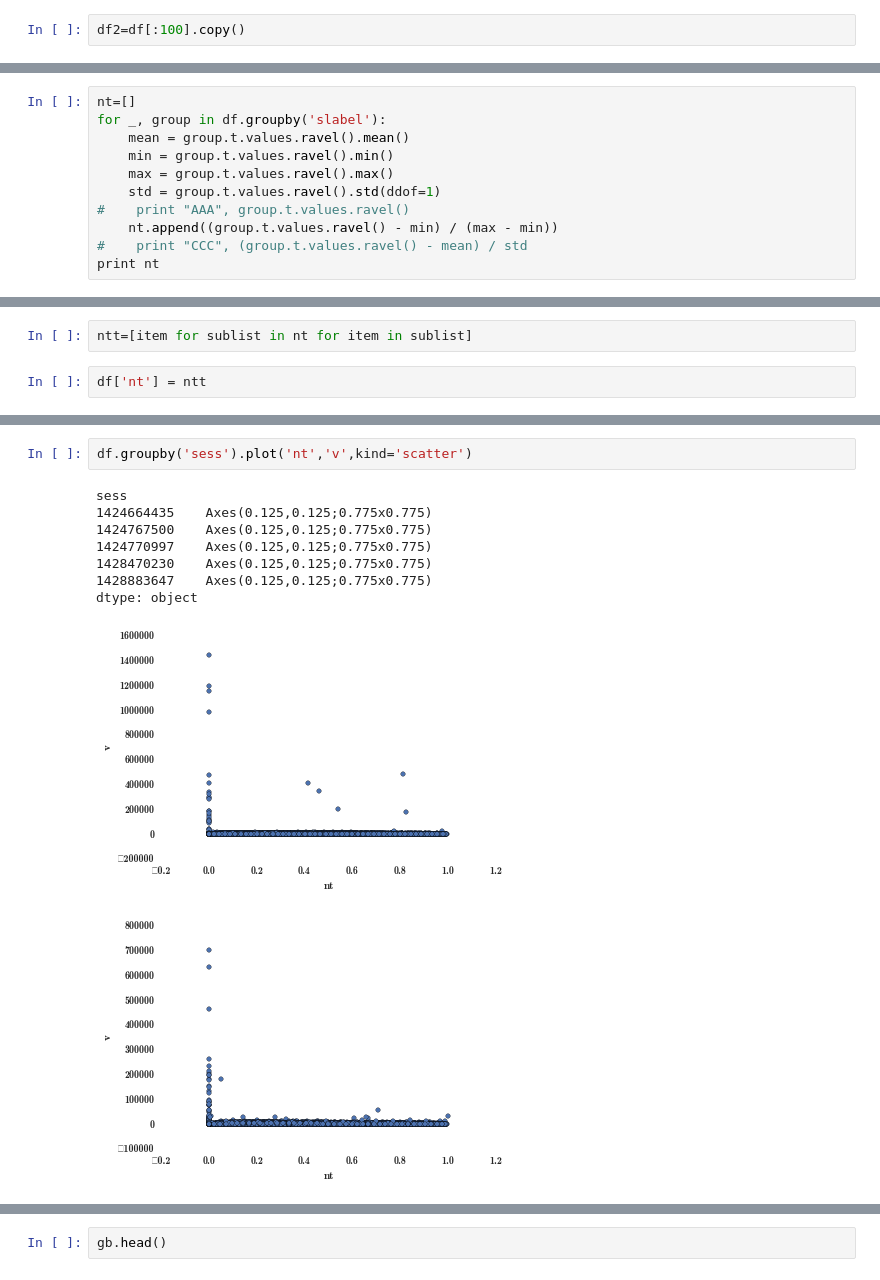
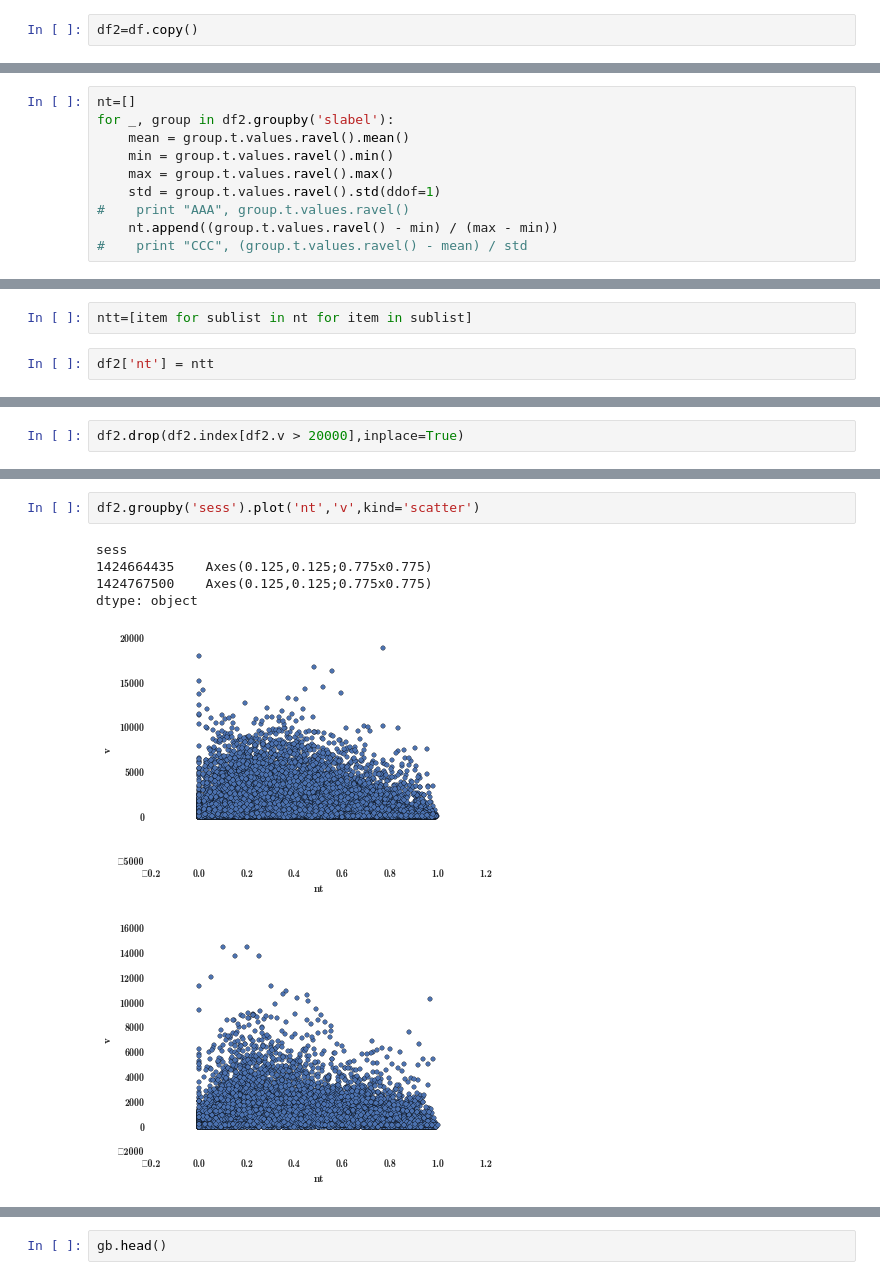
Before and after one commit to andrwat/DA, a Jupyter notebook: notebooks/Final Project.ipynb, the cells around one changed output, grey strips where cells are left out. Cells and saved outputs as stored; diff of their text form.

```diff
--- a/notebooks/Final Project.ipynb
+++ b/notebooks/Final Project.ipynb
@@ -171,5 +173,5 @@ dtype: int64
 # %%
-df2=df[:100].copy()
+df2=df.copy()
 # %%
 type(df2)
 # %% [output]
@@ -193,7 +206,7 @@ def normalize(group):
     return group.applymap(lambda x: (x - mean)/std)
 # %%
 nt=[]
-for _, group in df.groupby('slabel'):
+for _, group in df2.groupby('slabel'):
     mean = group.t.values.ravel().mean()
     min = group.t.values.ravel().min()
     max = group.t.values.ravel().max()
@@ -201,4 +214,3 @@ for _, group in df.groupby('slabel'):
 #    print "AAA", group.t.values.ravel()
     nt.append((group.t.values.ravel() - min) / (max - min))
 #    print "CCC", (group.t.values.ravel() - mean) / std
-print nt
@@ -223,4 +217,4 @@ print nt
 # %%
 ntt=[item for sublist in nt for item in sublist]
 # %%
-df['nt'] = ntt
+df2['nt'] = ntt
@@ -235,0 +233,2 @@ df.head()
+# %%
+df2.drop(df2.index[df2.v > 20000],inplace=True)
@@ -236,12 +240,9 @@ df.head()
 # %%
-df.groupby('sess').plot('nt','v',kind='scatter')
+df2.groupby('sess').plot('nt','v',kind='scatter')
 # %% [output]
 sess
 1424664435    Axes(0.125,0.125;0.775x0.775)
 1424767500    Axes(0.125,0.125;0.775x0.775)
-1424770997    Axes(0.125,0.125;0.775x0.775)
-1428470230    Axes(0.125,0.125;0.775x0.775)
-1428883647    Axes(0.125,0.125;0.775x0.775)
 dtype: object
-[figure, old version]
+[figure, new version]
-[figure, old version]
+[figure, new version]
```
Also changed, not shown: parts of 10 cells of this notebook.
